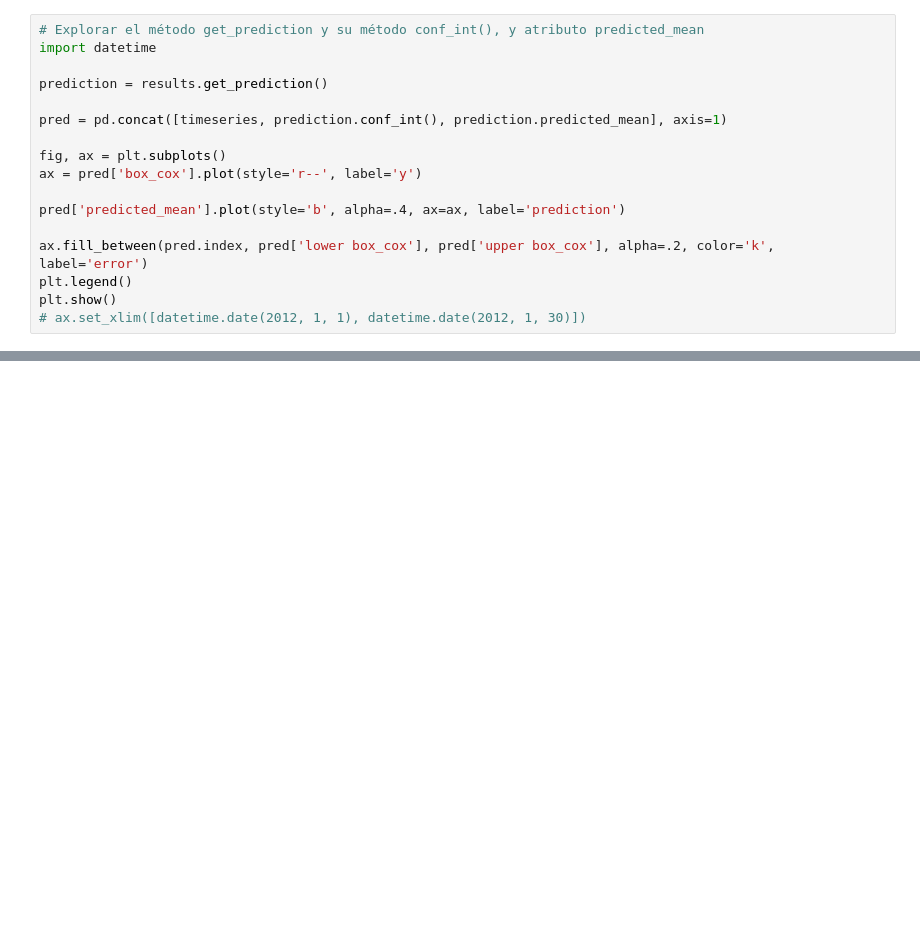
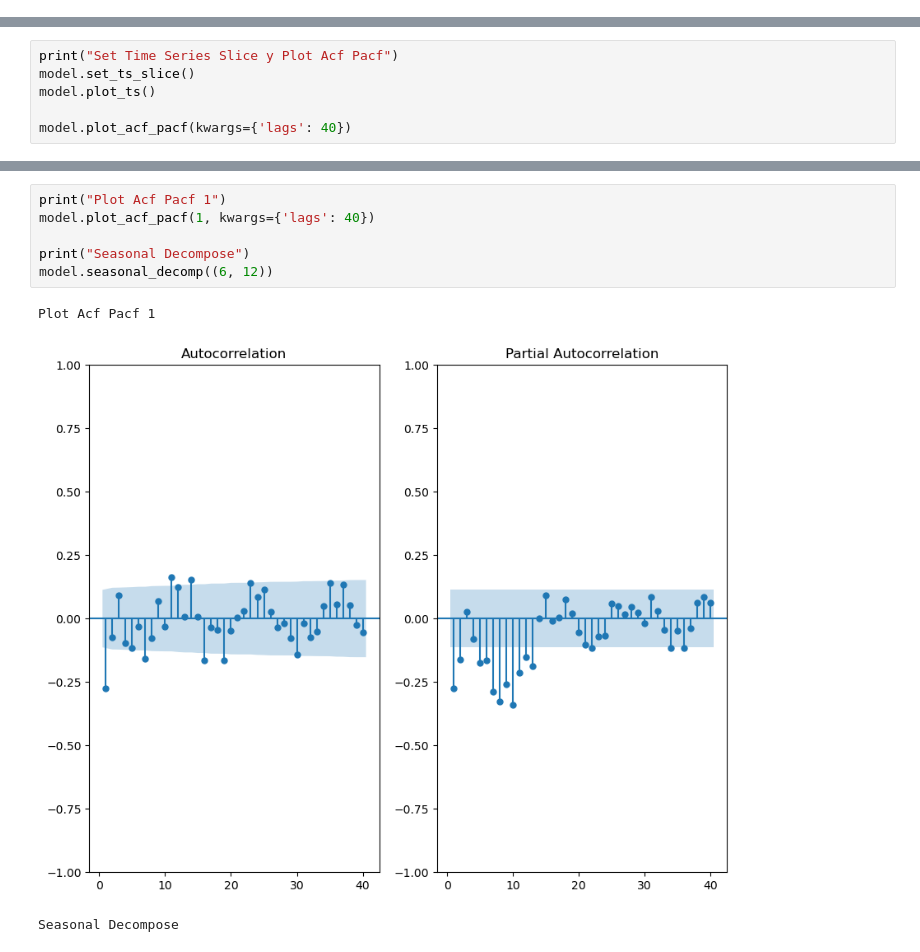
Before and after one commit to flavioherrada09/Tarea3_Herrada_Murguia, a Jupyter notebook: Tarea_3.ipynb, the cells around one changed output, grey strips where cells are left out. Cells and saved outputs as stored; diff of their text form; blank space fills up the shorter version.

```diff
--- a/Tarea_3.ipynb
+++ b/Tarea_3.ipynb
@@ -669,17 +0,0 @@ pred
-# %%
-# Explorar el método get_prediction y su método conf_int(), y atributo predicted_mean
-import datetime
-
-prediction = results.get_prediction()
-
-pred = pd.concat([timeseries, prediction.conf_int(), prediction.predicted_mean], axis=1)
-
-fig, ax = plt.subplots()
-ax = pred['box_cox'].plot(style='r--', label='y')
-
-pred['predicted_mean'].plot(style='b', alpha=.4, ax=ax, label='prediction')
-
-ax.fill_between(pred.index, pred['lower box_cox'], pred['upper box_cox'], alpha=.2, color='k', label='error')
-plt.legend()
-plt.show()
-# ax.set_xlim([datetime.date(2012, 1, 1), datetime.date(2012, 1, 30)])
@@ -757,0 +251,6 @@ Created with Jupyter by Oscar David Jaramillo Zuluaga.
+# %%
+print("Set Time Series Slice y Plot Acf Pacf")
+model.set_ts_slice()
+model.plot_ts()
+
+model.plot_acf_pacf(kwargs={'lags': 40})
@@ -757,0 +261,10 @@ Created with Jupyter by Oscar David Jaramillo Zuluaga.
+# %%
+print("Plot Acf Pacf 1")
+model.plot_acf_pacf(1, kwargs={'lags': 40})
+
+print("Seasonal Decompose")
+model.seasonal_decomp((6, 12))
+# %% [output]
+Plot Acf Pacf 1
+[figure, added]
+Seasonal Decompose
```
Also changed, not shown: parts of 89 cells of this notebook.
